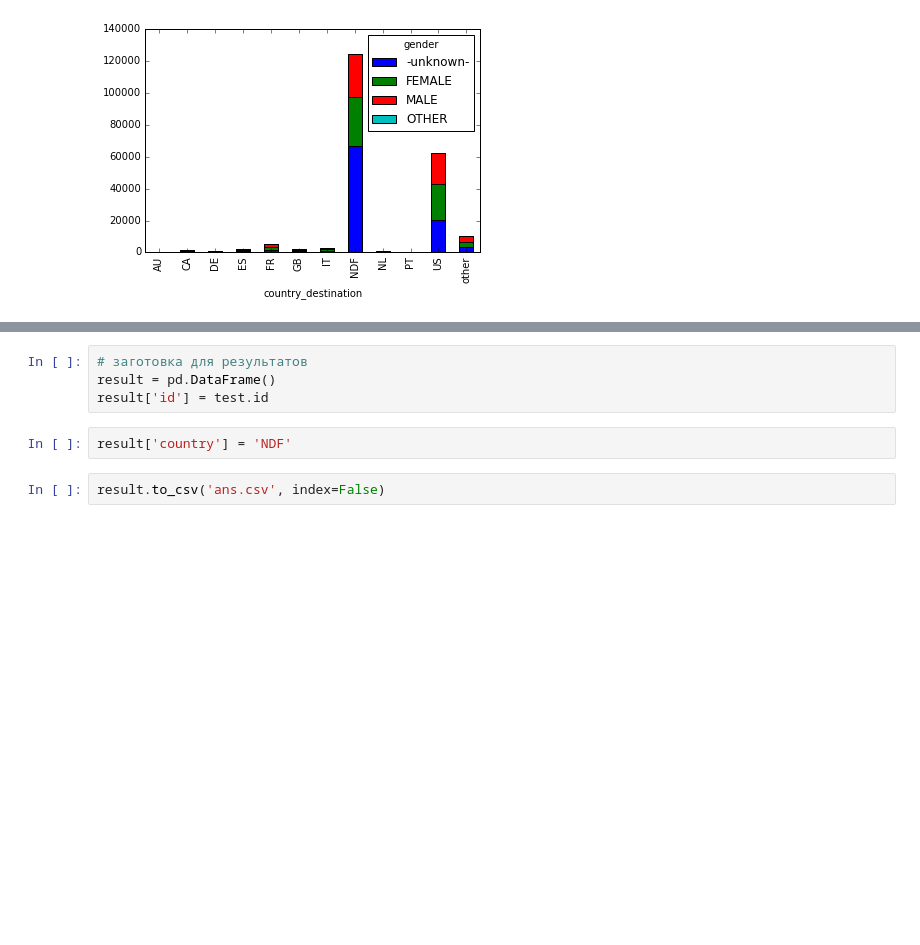
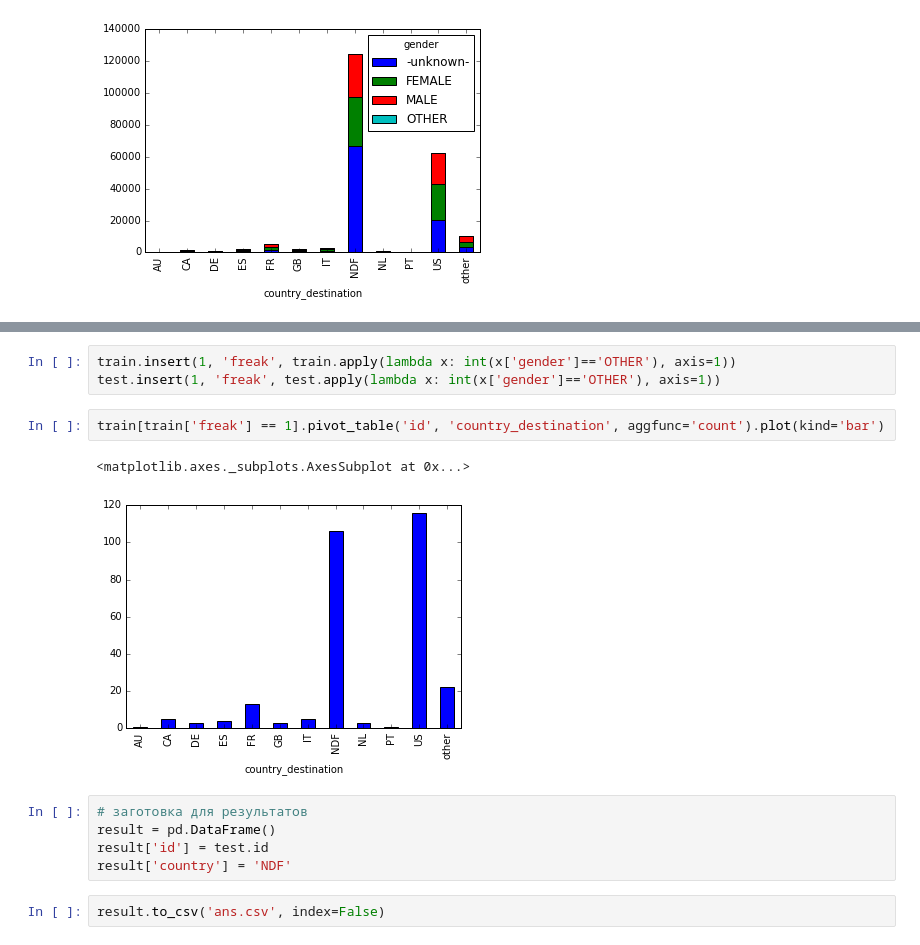
Before and after one commit to pvgladkov/kaggle, a Jupyter notebook: airbnb/airbnb.ipynb, the cells around one changed output, grey strips where cells are left out. Saved outputs shown, nothing was run; the diff lists cells and outputs as text; blank space fills up the shorter version.

Commit message:
very bad result

```diff
--- a/airbnb/airbnb.ipynb
+++ b/airbnb/airbnb.ipynb
@@ -59,9 +82,16 @@ train.pivot_table('id', 'country_destination', 'gender', aggfunc='count').plot(k
+# %%
+train.insert(1, 'freak', train.apply(lambda x: int(x['gender']=='OTHER'), axis=1))
+test.insert(1, 'freak', test.apply(lambda x: int(x['gender']=='OTHER'), axis=1))
+# %%
+train[train['freak'] == 1].pivot_table('id', 'country_destination', aggfunc='count').plot(kind='bar')
+# %% [output]
+<matplotlib.axes._subplots.AxesSubplot at 0x...>
+[figure, added]
 # %%
 # заготовка для результатов
 result = pd.DataFrame()
 result['id'] = test.id
+result['country'] = 'NDF'
-# %%
-result['country'] = 'NDF'
 # %%
 result.to_csv('ans.csv', index=False)
 # %%
```
Also changed, not shown: parts of 32 cells of this notebook.
